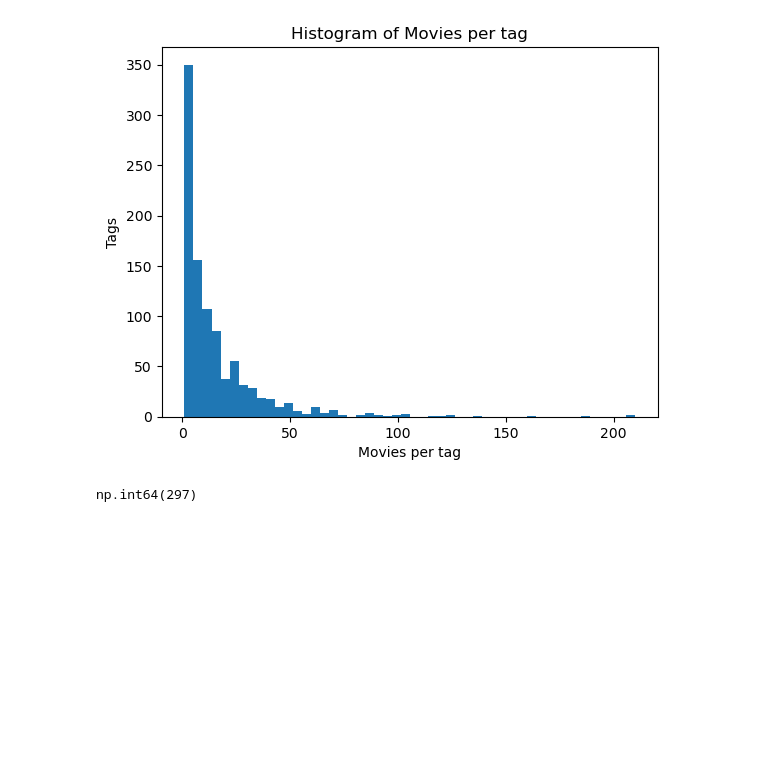
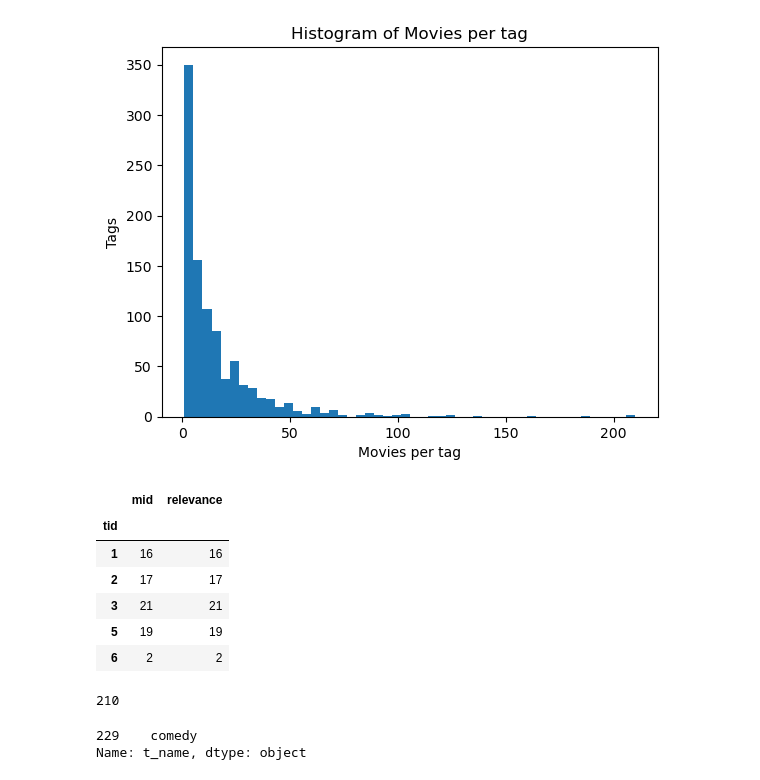
Before and after one commit to mus514/Machine-Learning-With-Python, a Jupyter notebook: 3-movies_recommendation/practice.ipynb, the cells around one changed output. Cells and saved outputs as stored; diff of their text form; code cells hidden in the pictures; blank space fills up the shorter version.

```diff
--- a/3-movies_recommendation/practice.ipynb
+++ b/3-movies_recommendation/practice.ipynb
@@ -209,7 +209,24 @@ plt.title('Histogram of Movies per tag')
 # %% [output]
 Text(0.5, 1.0, 'Histogram of Movies per tag')
 [figure]
-# %%
-(x.mid < 5).sum()
-# %% [output]
-np.int64(297)
+# %%
+th = tags_scores_high.groupby(['tid']).count()
+# %%
+th.head()
+# %% [output]
+|  | mid | relevance |
+| tid |  |  |
+| 1 | 16 | 16 |
+| 2 | 17 | 17 |
+| 3 | 21 | 21 |
+| 5 | 19 | 19 |
+| 6 | 2 | 2 |
+# %%
+th.mid.max()
+# %% [output]
+210
+# %%
+targs_names.loc[targs_names.tid == th.mid.idxmax(), 't_name']
+# %% [output]
+229    comedy
+Name: t_name, dtype: object
```
Also changed, not shown: parts of 4 cells of this notebook.
